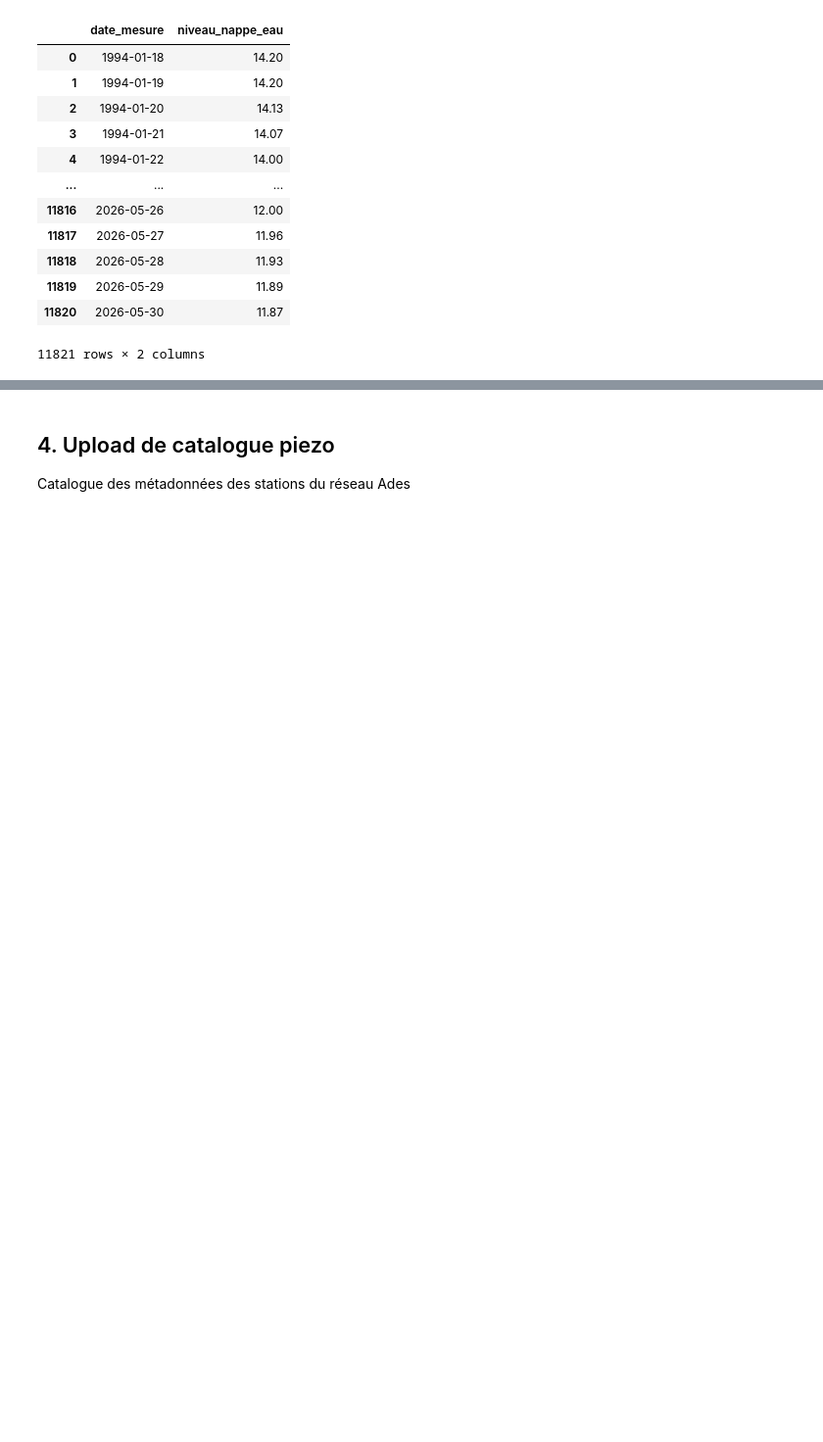
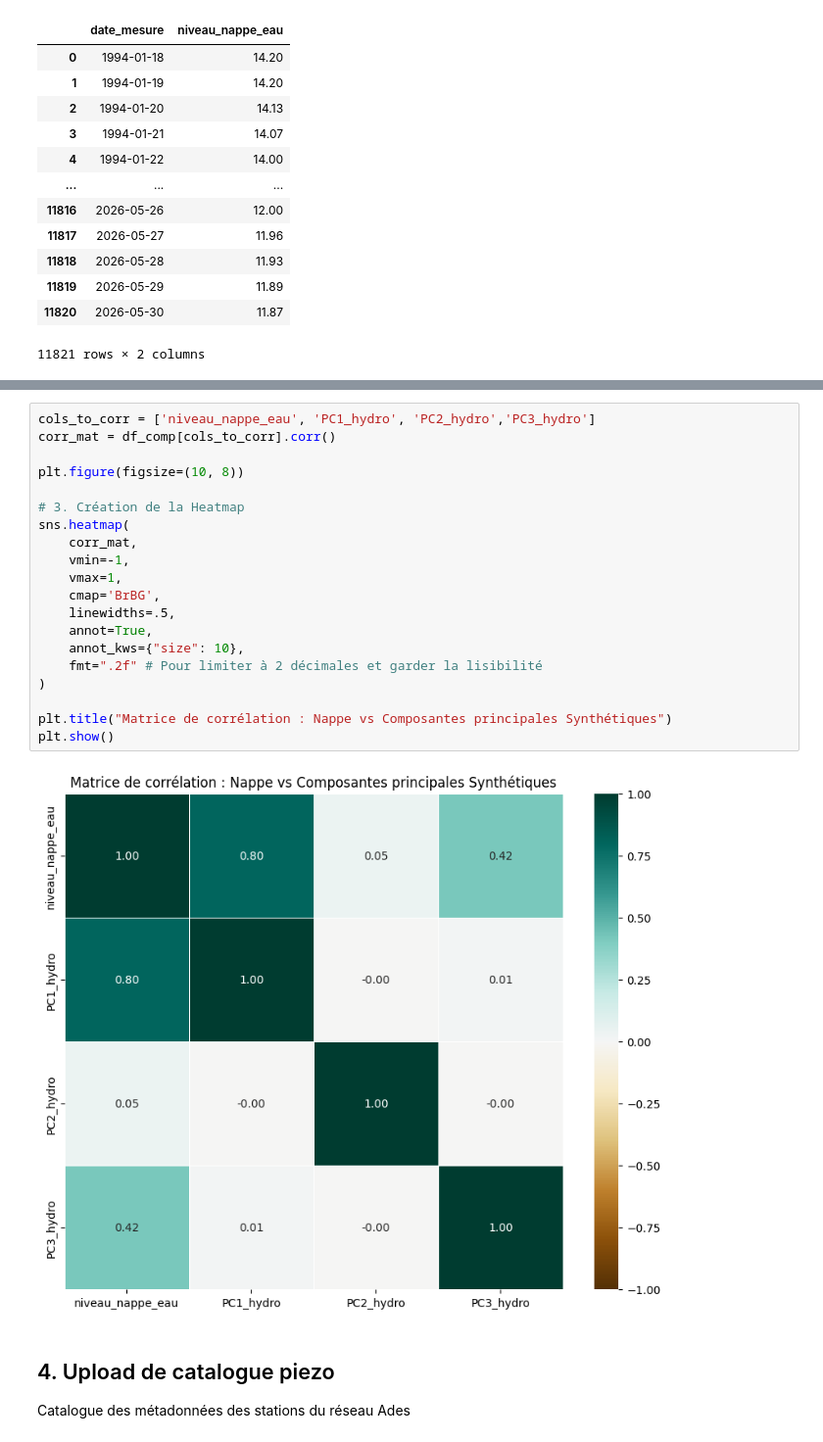
Before and after one commit to charourou/Projet_Hydrosense, a Jupyter notebook: notebooks/voisins_piezo.ipynb, the cells around one changed output, grey strips where cells are left out. Shown at 98% size. Cells and saved outputs as stored; diff of their text form; blank space fills up the shorter version.

```diff
--- a/notebooks/voisins_piezo.ipynb
+++ b/notebooks/voisins_piezo.ipynb
@@ -197,3 +257,25 @@ df.head()
+# %%
+cols_to_corr = ['niveau_nappe_eau', 'PC1_hydro', 'PC2_hydro','PC3_hydro']
+corr_mat = df_comp[cols_to_corr].corr()
+
+plt.figure(figsize=(10, 8))
+
+# 3. Création de la Heatmap
+sns.heatmap(
+    corr_mat,
+    vmin=-1,
+    vmax=1,
+    cmap='BrBG',
+    linewidths=.5,
+    annot=True,
+    annot_kws={"size": 10},
+    fmt=".2f" # Pour limiter à 2 décimales et garder la lisibilité
+)
+
+plt.title("Matrice de corrélation : Nappe vs Composantes principales Synthétiques")
+plt.show()
+# %% [output]
+[figure, added]
 # %% [markdown]
 ## 4. Upload de catalogue piezo
 
```
Also changed, not shown: parts of 16 cells of this notebook, 1 other file.
